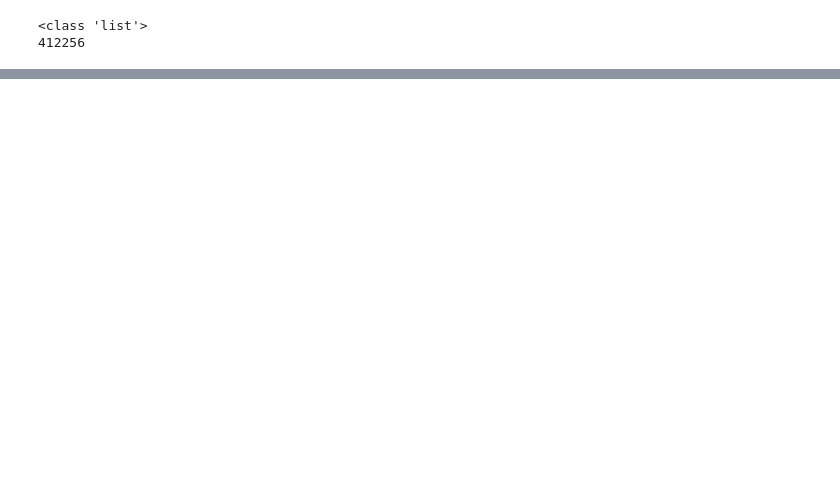
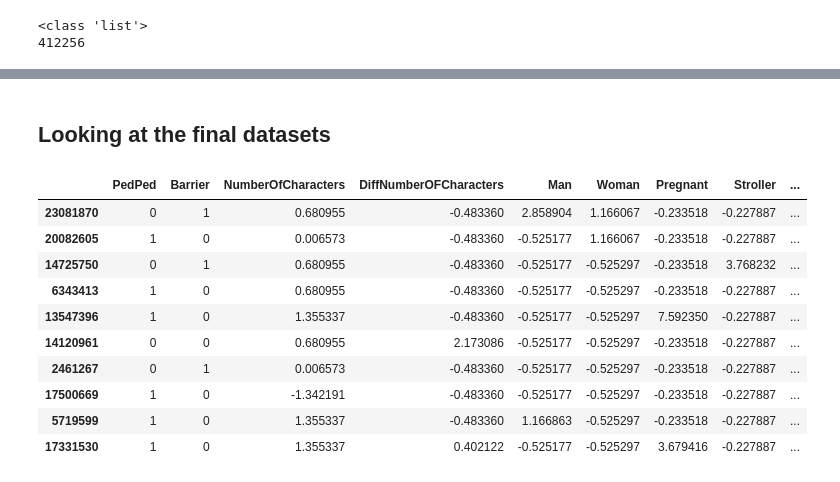
Before and after one commit to Moral-Machine-2024/timoklein, a Jupyter notebook: Data_cleaning.ipynb, the cells around one changed output, grey strips where cells are left out. Cells and saved outputs as stored; diff of their text form; code cells hidden in the pictures; blank space fills up the shorter version.

```diff
--- a/Data_cleaning.ipynb
+++ b/Data_cleaning.ipynb
@@ -649,0 +503,3 @@ cleaned_data.to_csv('Data/cleaned_data.csv', index=False)
+# %%
+X_trainval, X_test, y_trainval, y_test = train_test_split(X, y, test_size = 0.20, stratify=y, random_state = 42)
+print(X_trainval.shape, X_test.shape)
@@ -649,0 +526,3 @@ cleaned_data.to_csv('Data/cleaned_data.csv', index=False)
+# %%
+train_array = X_trainval.values
+test_array = X_test.values
@@ -649,0 +607,35 @@ cleaned_data.to_csv('Data/cleaned_data.csv', index=False)
+# %%
+pd.set_option('max_rows',None)
+X_trainval.groupby('Clusters').agg(['median' ,'mean']).T
+# %%
+# One-hot encode the columns 'AttributeLevel', 'ScenarioTypeStrict' and 'CrossingSignal' and change to integer
+
+# Specify the columns to be one-hot encoded
+onehot_columns = ['AttributeLevel', 'ScenarioTypeStrict', 'CrossingSignal']
+
+# Initialize the OneHotEncoder with drop='first' to avoid dummy variable trap and handle_unknown='ignore'
+encoder = OneHotEncoder(drop='first', handle_unknown='ignore', sparse_output=False)
+
+# Fit the encoder on the training set and transform the training data
+X_trainval_encoded = encoder.fit_transform(X_trainval[onehot_columns])
+
+# Transform the test set using the fitted encoder
+X_test_encoded = encoder.transform(X_test[onehot_columns])
+
+# Convert the one-hot encoded arrays to DataFrames with appropriate column names
+encoded_columns = encoder.get_feature_names_out(onehot_columns)
+df_trainval = pd.DataFrame(X_trainval_encoded, columns=encoded_columns, index=X_trainval.index)
+df_test = pd.DataFrame(X_test_encoded, columns=encoded_columns, index=X_test.index)
+
+# Drop the original one-hot encoded columns from the original DataFrames
+X_trainval.drop(columns=onehot_columns, inplace=True)
+X_test.drop(columns=onehot_columns, inplace=True)
+
+# Concatenate the encoded columns with the rest of the original DataFrames
+X_trainval = pd.concat([X_trainval, df_trainval], axis=1)
+X_test = pd.concat([X_test, df_test], axis=1)
+
+# Convert all one-hot encoded columns to integer type
+onehot_encoded = df_trainval.columns.tolist()
+X_trainval[onehot_encoded] = X_trainval[onehot_encoded].astype(int)
+X_test[onehot_encoded] = X_test[onehot_encoded].astype(int)
@@ -649,0 +655,17 @@ cleaned_data.to_csv('Data/cleaned_data.csv', index=False)
+# %% [markdown]
+## Looking at the final datasets
+# %%
+pd.set_option('display.max_columns', None)
+X_trainval.head(10)
+# %% [output]
+|  | PedPed | Barrier | NumberOfCharacters | DiffNumberOFCharacters | Man | Woman | Pregnant | Stroller | ... |
+| 23081870 | 0 | 1 | 0.680955 | -0.483360 | 2.858904 | 1.166067 | -0.233518 | -0.227887 | ... |
+| 20082605 | 1 | 0 | 0.006573 | -0.483360 | -0.525177 | 1.166067 | -0.233518 | -0.227887 | ... |
+| 14725750 | 0 | 1 | 0.680955 | -0.483360 | -0.525177 | -0.525297 | -0.233518 | 3.768232 | ... |
+| 6343413 | 1 | 0 | 0.680955 | -0.483360 | -0.525177 | -0.525297 | -0.233518 | -0.227887 | ... |
+| 13547396 | 1 | 0 | 1.355337 | -0.483360 | -0.525177 | -0.525297 | 7.592350 | -0.227887 | ... |
+| 14120961 | 0 | 0 | 0.680955 | 2.173086 | -0.525177 | -0.525297 | -0.233518 | -0.227887 | ... |
+| 2461267 | 0 | 1 | 0.006573 | -0.483360 | -0.525177 | -0.525297 | -0.233518 | -0.227887 | ... |
+| 17500669 | 1 | 0 | -1.342191 | -0.483360 | -0.525177 | -0.525297 | -0.233518 | -0.227887 | ... |
+| 5719599 | 1 | 0 | 1.355337 | -0.483360 | 1.166863 | -0.525297 | -0.233518 | -0.227887 | ... |
+| 17331530 | 1 | 0 | 1.355337 | 0.402122 | -0.525177 | -0.525297 | 3.679416 | -0.227887 | ... |
```
Also changed, not shown: parts of 37 cells of this notebook, 3 other files.
